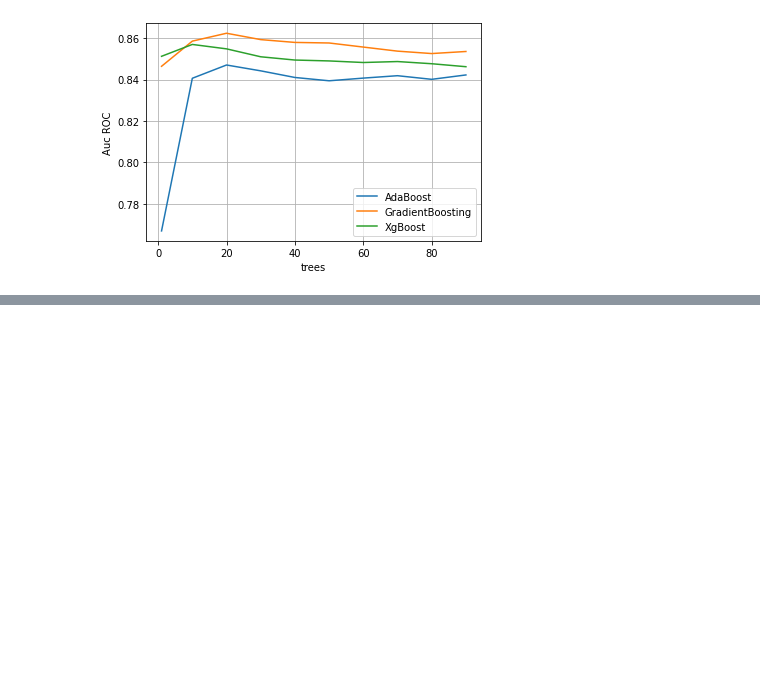
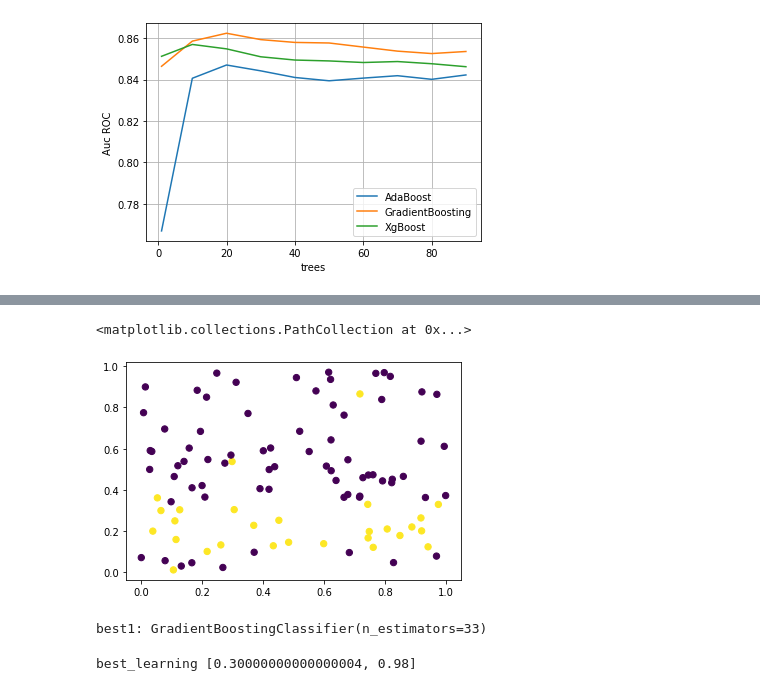
Before and after one commit to Stynic/train_ml_math, a Jupyter notebook: ml/low_level/module_9/notebook_9.ipynb, the cells around one changed output, grey strips where cells are left out. Drawn from its saved outputs; the diff is of its cells as text; code cells hidden in the pictures; blank space fills up the shorter version.

```diff
--- a/ml/low_level/module_9/notebook_9.ipynb
+++ b/ml/low_level/module_9/notebook_9.ipynb
@@ -98,0 +116,40 @@ plt.show()
+# %%
+np.random.seed(15)
+data = np.random.rand(100, 2)
+targets = np.empty(100)
+targets[1 / data[:, 1] > 2] = 1
+targets[1 / data[:, 1] < 3] = 0
+targets[1 / data[:, 1] > 10] = 0
+targets[[1, 3, 6, 15, 36]] = 1
+
+plt.scatter(data[:, 0], data[:, 1], s=40, c=targets)
+# %% [output]
+<matplotlib.collections.PathCollection at 0x...>
+[figure, added]
+# %%
+score_estimators = []
+
+
+for n_estimator in range(1, 100):
+    gbc_model = GradientBoostingClassifier(n_estimators=n_estimator, learning_rate=0.1).fit(data, targets)
+    predicted = gbc_model.predict(data)
+    accuracy = accuracy_score(targets, predicted)
+    score_estimators.append([n_estimator, accuracy])
+    if accuracy == 1:
+        print('best_estimators:', gbc_model)
+        break
+# %% [output]
+best1: GradientBoostingClassifier(n_estimators=33)
+# %%
+score_learing_rates = []
+for learning_rate in np.arange(0.1, 1, 0.1):
+    gbc_model = GradientBoostingClassifier(n_estimators=1, learning_rate=learning_rate).fit(data, targets)
+    predicted = gbc_model.predict(data)
+    accuracy = accuracy_score(targets, predicted)
+    score_learing_rates.append([learning_rate, accuracy])
+    if accuracy == 1:
+        print('best2:', gbc_model)
+        break
+print('best_learning', max(score_learing_rates, key=lambda x: x[1]))
+# %% [output]
+best_learning [0.30000000000000004, 0.98]
```
Also changed, not shown: parts of 13 cells of this notebook.
